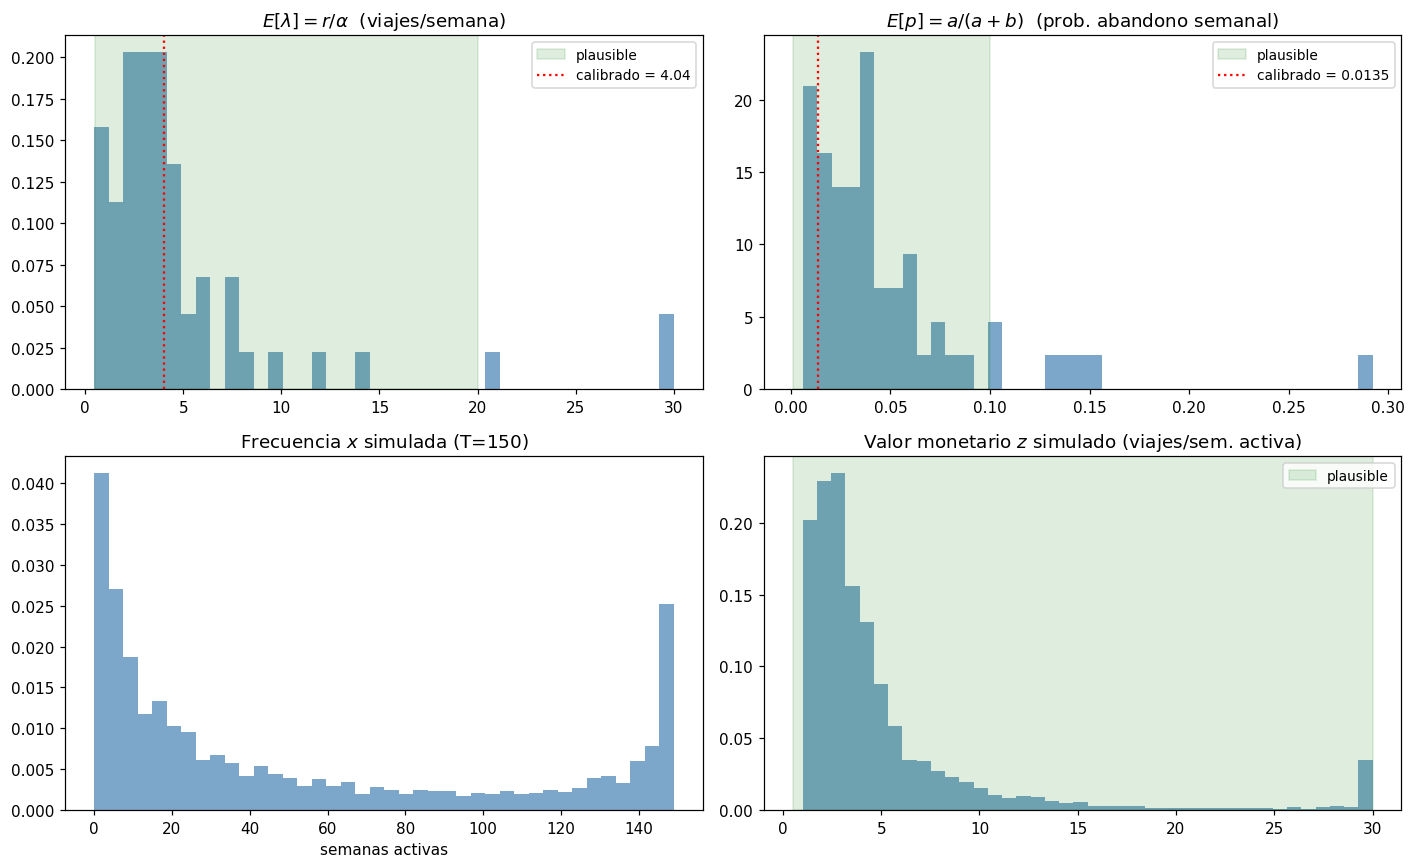
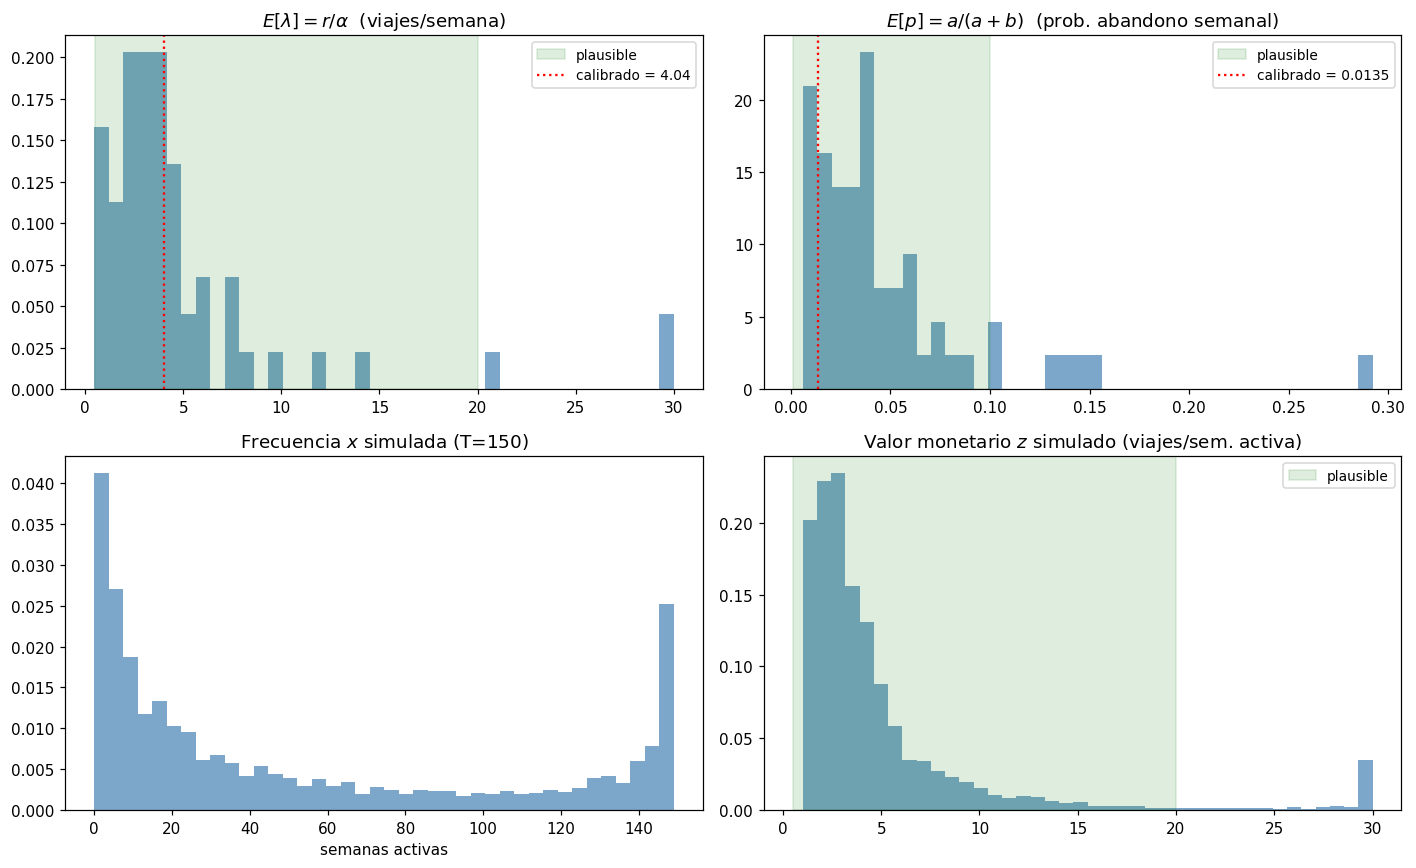
The change to this notebook cell's code, shown as a diff; its figure went from the first image to the second:
--- before
+++ after
@@ -37,4 +37,5 @@
 
 plt.tight_layout()
+plt.savefig(r'C:\Users\andre\OneDrive\Documentos\UGR\tfm-clv-transporte-granada\docs\figures\prior_predictive.pdf')
 plt.show()
 

Commit: Refit de modelos y nuevo notebook de análisis descriptivo